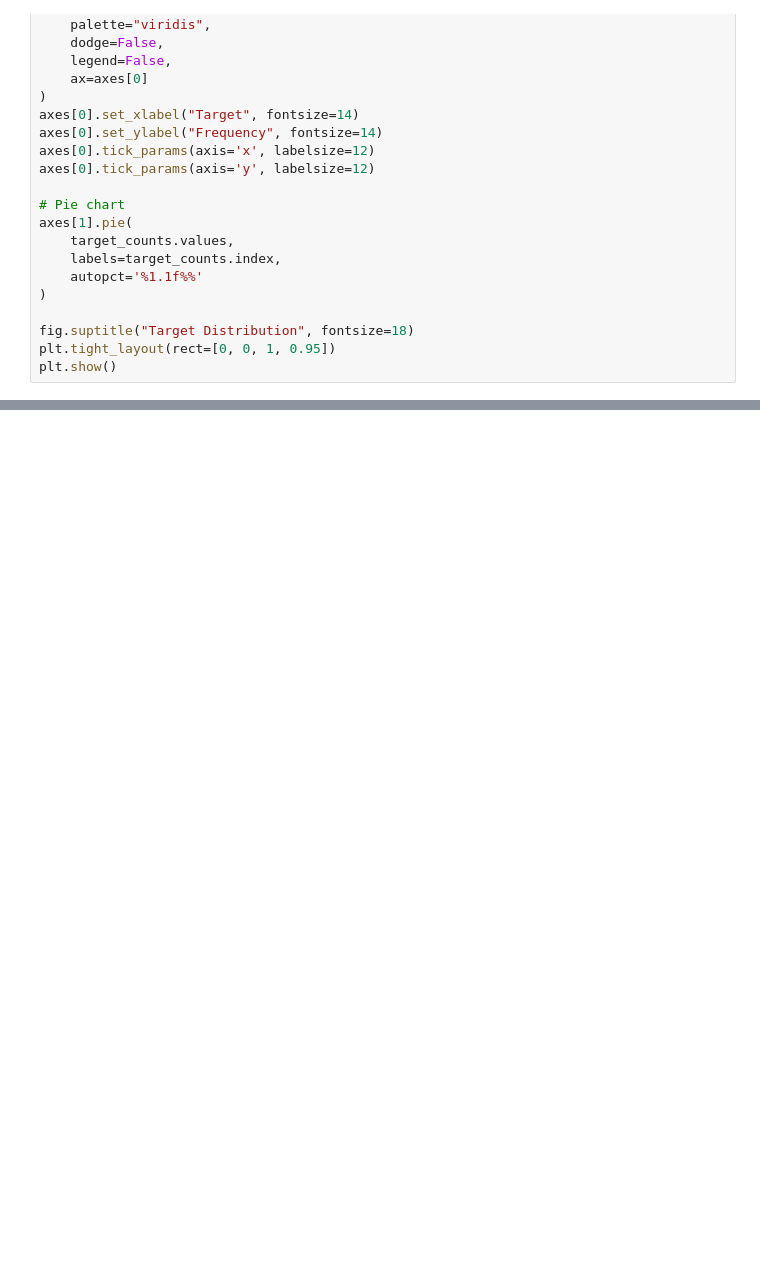
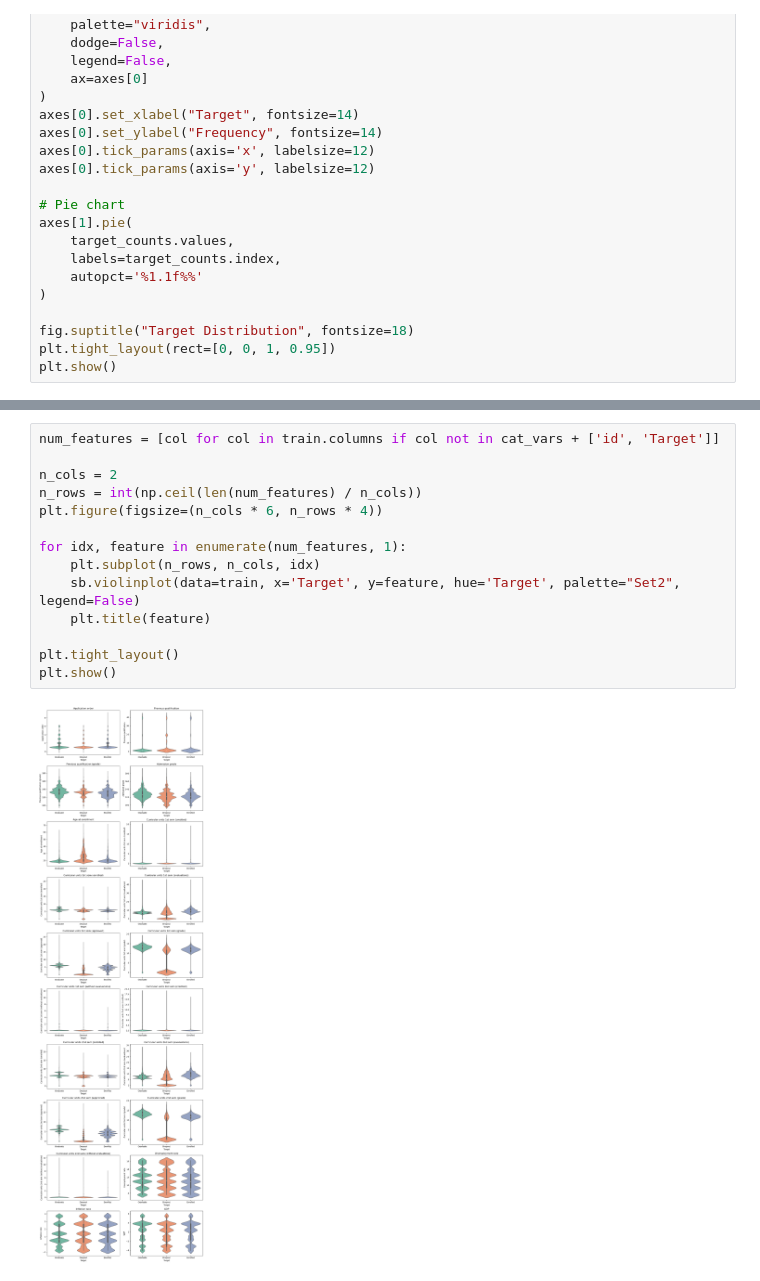
Before and after one commit to diogovenade/ia-academic-success, a Jupyter notebook: academic_success.ipynb, the cells around one changed output, grey strips where cells are left out. Saved outputs shown, nothing was run; the diff lists cells and outputs as text; blank space fills up the shorter version.

Commit message:
Added violin plots

```diff
--- a/academic_success.ipynb
+++ b/academic_success.ipynb
@@ -101,3 +100,19 @@ for idx, col in enumerate(features_to_plot, 1):
     plt.tight_layout()
 
 plt.show()
+# %%
+num_features = [col for col in train.columns if col not in cat_vars + ['id', 'Target']]
+
+n_cols = 2
+n_rows = int(np.ceil(len(num_features) / n_cols))
+plt.figure(figsize=(n_cols * 6, n_rows * 4))
+
+for idx, feature in enumerate(num_features, 1):
+    plt.subplot(n_rows, n_cols, idx)
+    sb.violinplot(data=train, x='Target', y=feature, hue='Target', palette="Set2", legend=False)
+    plt.title(feature)
+
+plt.tight_layout()
+plt.show()
+# %% [output]
+[figure, added]
```
Also changed, not shown: parts of 2 cells of this notebook.
